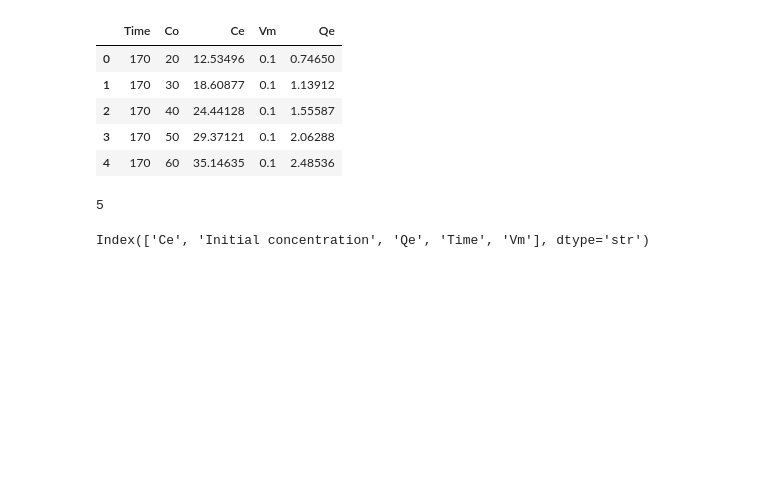
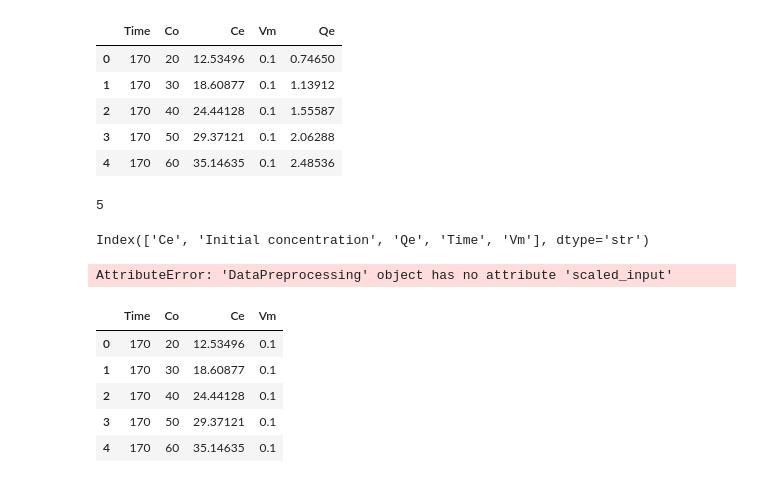
Before and after one commit to Tinonturja/Catkin_Biofilm_Adsorption, a Jupyter notebook: labaratory.ipynb, the cells around one changed output. Cells and saved outputs as stored; diff of their text form; code cells hidden in the pictures; blank space fills up the shorter version.

Commit message:
Checking the value of inverse_n

```diff
--- a/labaratory.ipynb
+++ b/labaratory.ipynb
@@ -1539,19 +1539,60 @@ class DataPreprocessing:
     Get the torch
     """
     def __init__(self, df, target_feature):
-        self.df = df.drop(columns = [target_feature]).values
+        self.df = df
+        self.x = self.df.drop(columns = [target_feature])
+        self.y = self.df[target_feature]
         # Features are like: Time, Co, Ce, Vm, Qe
         self.scaler = StandardScaler()
-        t_min, t_max = self.df[0].min(), self.df[0].max()
+
     def creating_collocation_input(self):
+        # creating the dataset into a numpy array
+        dataframe_array = self.df.values
+        input_array = self.x.values
+        output_array = self.y.values
         # get the min and max value of every feature
         min, max = [],[]
-        for i in range(len(self.df.column.columns)):
-            min.append(self.df[:,i].min())
-            max.append(self.df[:,i].max())
-
-
+        for i in range(len(self.df.columns)):
+            min.append(dataframe_array[:,i].min())
+            max.append(dataframe_array[:,i].max())
+        self.time_alloc = np.linspace(min[0], max[0], 3)
+        self.Co_alloc = np.linspace(min[1], max[1], 20)
+        self.Ce_alloc = np.linspace(min[2], max[2], 20)
+        self.vm_alloc = np.linspace(min[3], max[3], 5)
+        T, Co, Ce, Vm = np.meshgrid(self.time_alloc, self.Co_alloc,self.Ce_alloc, self.vm_alloc)
+        print(Co.shape)
+        self.collocation_input = np.column_stack([T.reshape(-1,1),
+        Co.reshape(-1,1),
+        Ce.reshape(-1,1),
+        Vm.reshape(-1,1)])
+        print(self.collocation_input)
+        print(self.collocation_input.shape)
+        return self
 
     def preprocessing(self):
-        scaled_data = self.scaler.fit_transform(self.df)
-        self.
+        self.scaled_input = self.scaler.fit_transform(self.x)
+        self.scaled_output = self.scaler.transform(self.y)
+        self.scaled_collocation_data = self.scaler.transform(self.collocation_input)
+        return self
+
+    def get_torch_data(self):
+        scaled_input_torch = torch.tensor(self.scaled_input, dtype = torch.float32)
+        scaled_output_torch = torch.tensor(self.scaled_output, dtype = torch.float32)
+        scaled_collocation_data_torch = torch.tensor(self.scaled_collocation_data, dtype = torch.float32)
+        self.preprocessing()
+        return scaled_input_torch, scaled_output_torch, scaled_collocation_data_torch
+
+isotherm_dataset = DataPreprocessing(df = catkin_isotherm_trial,
+                                    target_feature = 'Qe')
+input_torch, output_torch, collocation_torch = isotherm_dataset.get_torch_data()
+# %% [output]
+AttributeError: 'DataPreprocessing' object has no attribute 'scaled_input'
+# %%
+catkin_isotherm_trial.drop(columns = ['Qe'])
+# %% [output]
+|  | Time | Co | Ce | Vm |
+| 0 | 170 | 20 | 12.53496 | 0.1 |
+| 1 | 170 | 30 | 18.60877 | 0.1 |
+| 2 | 170 | 40 | 24.44128 | 0.1 |
+| 3 | 170 | 50 | 29.37121 | 0.1 |
+| 4 | 170 | 60 | 35.14635 | 0.1 |
```
